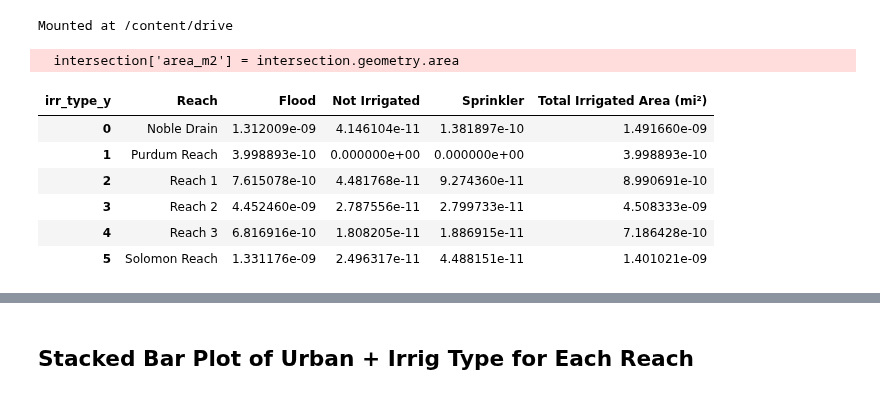
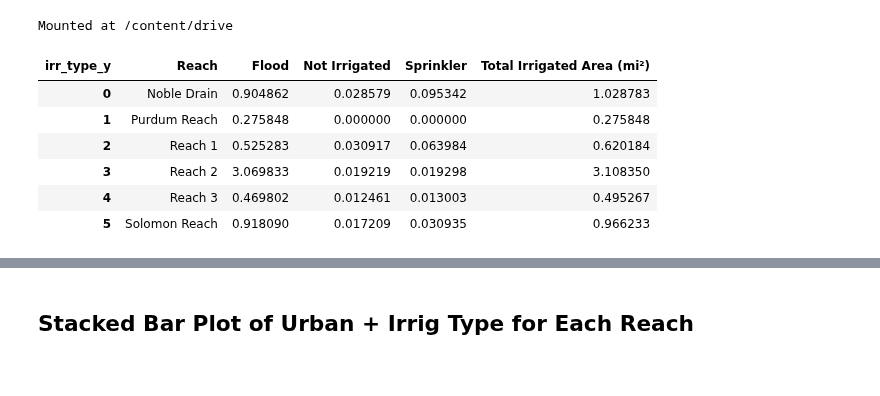
Before and after one commit to carlibeisel/mason_water_budget, a Jupyter notebook: reach_landuse.ipynb, the cells around one changed output, grey strips where cells are left out. Saved outputs shown, nothing was run; the diff lists cells and outputs as text; code cells hidden in the pictures.

```diff
--- a/reach_landuse.ipynb
+++ b/reach_landuse.ipynb
@@ -590,41 +349,21 @@ irrigation_type = gpd.read_file('/content/drive/MyDrive/Data/Mason Water Budget/
 # %%
 # ----------------------------------- #
 #   Irrigation Type for each Reach    #
 # ----------------------------------- #
 
-# Reproject the irrigation shapefile to match the CRS of the reaches shapefile
 irrigation_type = irrigation_type.to_crs(reaches.crs)
-
-# Perform the intersection between reaches and irrigation type geometries
 intersection = gpd.overlay(reaches, irrigation_type, how='intersection')
-
-# Calculate the area of each intersected polygon in square meters using the geometry column
-intersection['area_m2'] = intersection.geometry.area
-
-# Conversion factor from square meters to square miles
-SQM_TO_SQMI = 2_589_988.11
-
-# Convert the area to square miles
-intersection['area_mi2'] = intersection['area_m2'] / SQM_TO_SQMI
-
-# Group by reach and irrigation type to calculate the total area of each irrigation type per reach
+intersection['area_mi2'] = intersection.geometry.area /2_589_988.11 #convert from m2 to mi2
 irrigation_areas_by_reach = intersection.groupby(['Reach', 'irr_type_y'])['area_mi2'].sum().reset_index()
-
-# Create a pivot table to get the irrigation type areas for each reach
 irrig_type = irrigation_areas_by_reach.pivot(index='Reach', columns='irr_type_y', values='area_mi2').fillna(0)
-
-# Calculate the total irrigated area (in square miles) for each reach
 irrig_type['Total Irrigated Area (mi²)'] = irrig_type.sum(axis=1)
-
-# rename the 'Name' column to 'Reach'
 irrig_type = irrig_type.reset_index()
 irrig_type
 # %% [output]
-  intersection['area_m2'] = intersection.geometry.area
 | irr_type_y | Reach | Flood | Not Irrigated | Sprinkler | Total Irrigated Area (mi²) |
-| 0 | Noble Drain | 1.312009e-09 | 4.146104e-11 | 1.381897e-10 | 1.491660e-09 |
-| 1 | Purdum Reach | 3.998893e-10 | 0.000000e+00 | 0.000000e+00 | 3.998893e-10 |
-| 2 | Reach 1 | 7.615078e-10 | 4.481768e-11 | 9.274360e-11 | 8.990691e-10 |
-| 3 | Reach 2 | 4.452460e-09 | 2.787556e-11 | 2.799733e-11 | 4.508333e-09 |
-| 4 | Reach 3 | 6.816916e-10 | 1.808205e-11 | 1.886915e-11 | 7.186428e-10 |
-| 5 | Solomon Reach | 1.331176e-09 | 2.496317e-11 | 4.488151e-11 | 1.401021e-09 |
+| 0 | Noble Drain | 0.904862 | 0.028579 | 0.095342 | 1.028783 |
+| 1 | Purdum Reach | 0.275848 | 0.000000 | 0.000000 | 0.275848 |
+| 2 | Reach 1 | 0.525283 | 0.030917 | 0.063984 | 0.620184 |
+| 3 | Reach 2 | 3.069833 | 0.019219 | 0.019298 | 3.108350 |
+| 4 | Reach 3 | 0.469802 | 0.012461 | 0.013003 | 0.495267 |
+| 5 | Solomon Reach | 0.918090 | 0.017209 | 0.030935 | 0.966233 |
```
Also changed, not shown: parts of 21 cells of this notebook.
